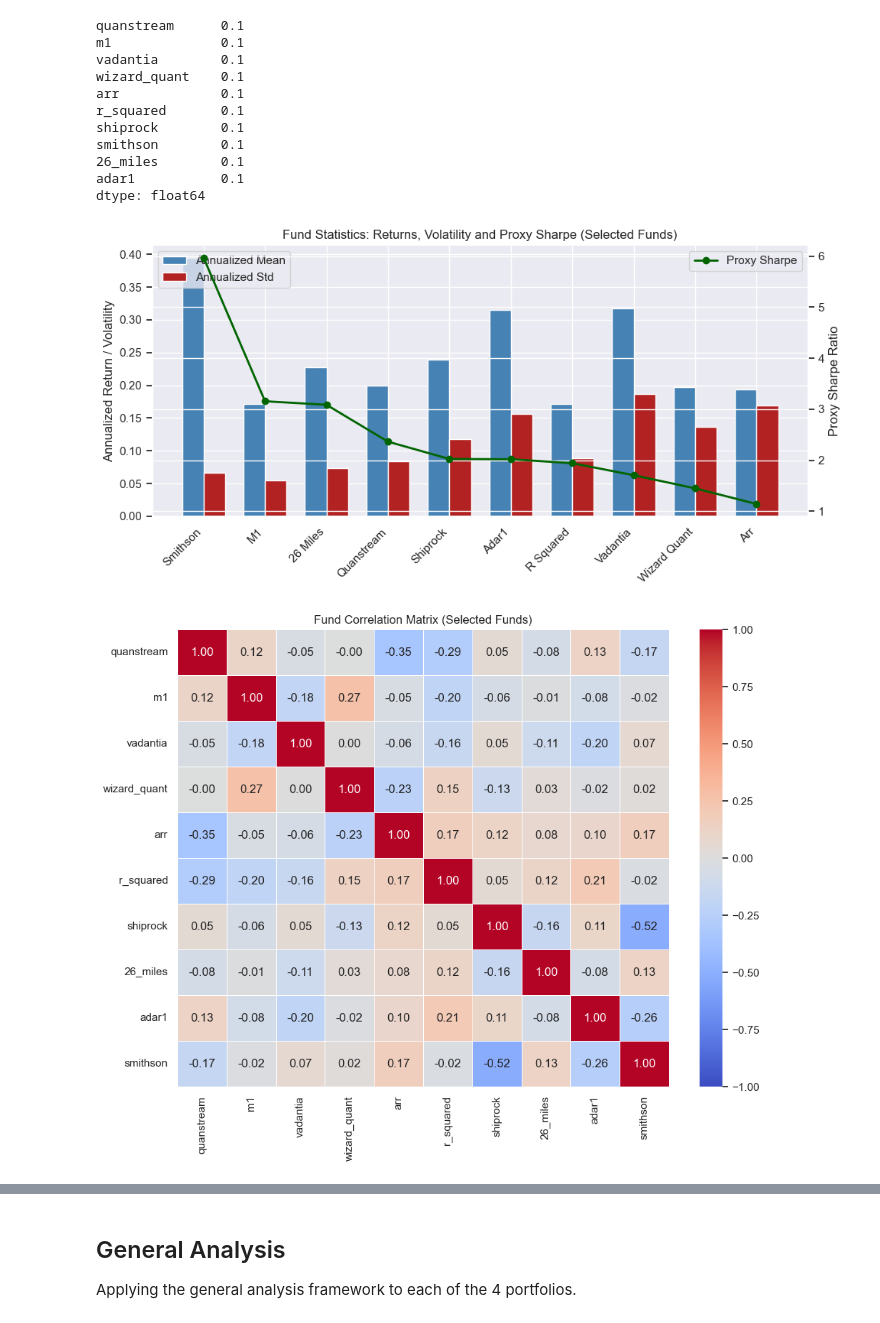
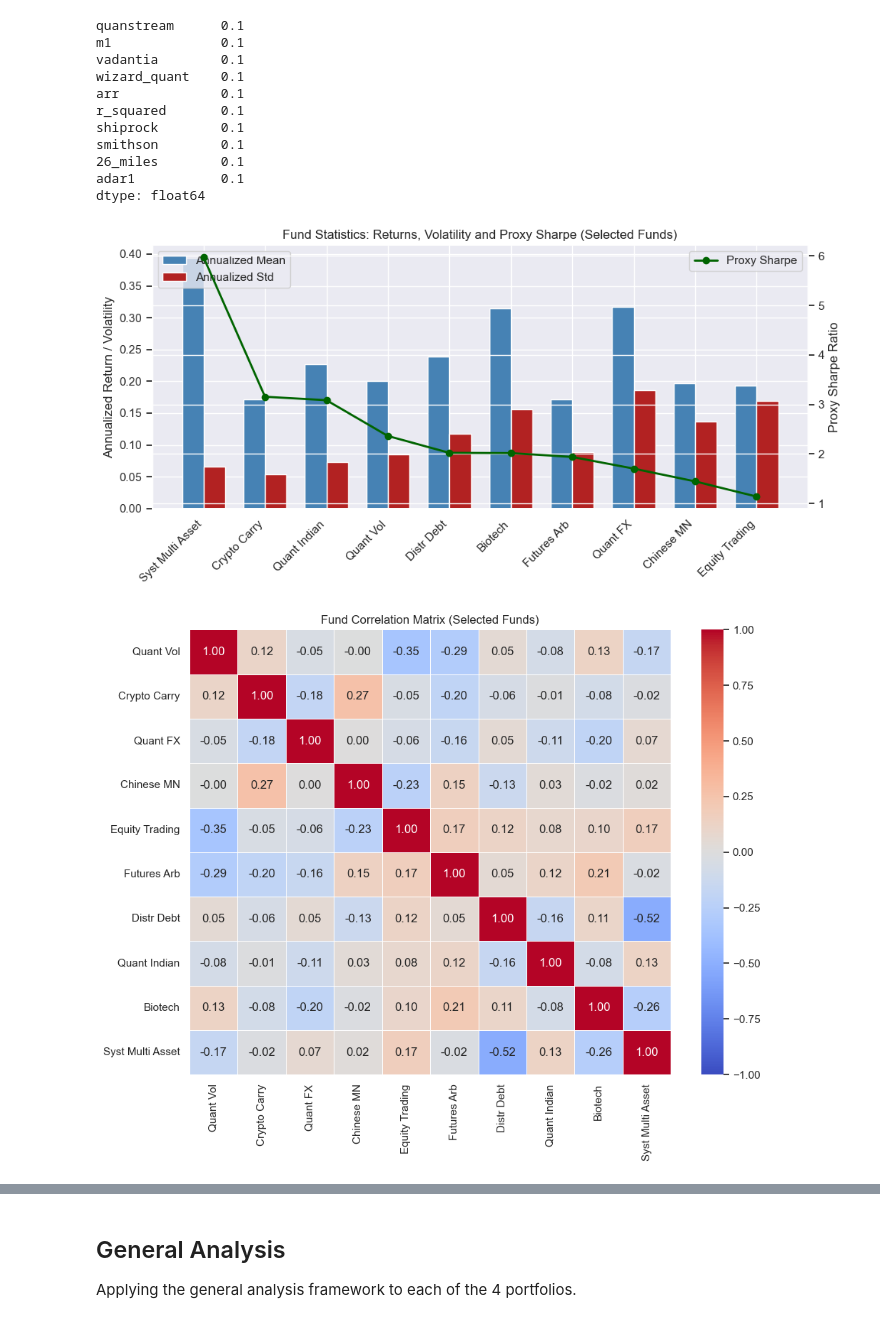
Before and after one commit to arthurdhonneur7/athenee_hf_portfolio, a Jupyter notebook: target_pflio.ipynb, the cells around one changed output, grey strips where cells are left out. Saved outputs shown, nothing was run; the diff lists cells and outputs as text; code cells hidden in the pictures.

```diff
--- a/target_pflio.ipynb
+++ b/target_pflio.ipynb
@@ -55,3 +55,32 @@ CUTOFF_DATE = pd.to_datetime('2026-04-01')
 df = df[( df.index >= START_DATE ) & ( df.index <= CUTOFF_DATE ) ]
 
 df.tail()
+
+fund_qualifications = {
+    'quanstream': 'Quant volatility sellers',
+    'm1': 'Crypto carry trade',
+    'vadantia': 'Quant FX / Metals trading',
+    'arr': 'Equity trading oriented',
+    'r_squared': 'Div future & Index future arbitrage',
+    'shiprock': 'Distressed Debt',
+    'smithson': 'Systematic multi asset',
+    '26_miles': 'Quant Indian medium frequency',
+    'adar1': 'Biotech focused',
+    'grasshoper': 'Quant high frequency',
+    'wizard_quant': 'Chinese quant market neutral'
+}
+
+
+fund_short_names = {
+    'quanstream': 'Quant Vol',
+    'm1': 'Crypto Carry',
+    'vadantia': 'Quant FX',
+    'arr': 'Equity Trading',
+    'r_squared': 'Futures Arb',
+    'shiprock': 'Distr Debt',
+    'smithson': 'Syst Multi Asset',
+    '26_miles': 'Quant Indian',
+    'adar1': 'Biotech',
+    'grasshoper': 'Quant HFT',
+    'wizard_quant': 'Chinese MN'
+}
@@ -326,7 +347,7 @@ def plot_worst_sp500_months_interactive(data_df, title_suffix="", start_date=Non
     worst_months = worst_months.sort_values(by='sp500', ascending=True)
 
     # Prepare data for plotting
-    cols_to_plot = ['sp500'] + [f for f in funds if f in df_plot.columns]
+    cols_to_plot = ['sp500'] + [c for c in df_plot.columns if c != 'sp500']
 
     plot_data = worst_months[cols_to_plot].copy()
     plot_data.index = plot_data.index.strftime('%Y-%m') # Format dates for x-axis
@@ -511,34 +532,36 @@ selected_funds = list(allocations.keys())
 stats_df_sel = stats_df_sorted.loc[stats_df_sorted.index.intersection(selected_funds)]
 fig, ax1 = plt.subplots(figsize=(10, 5))
 x = np.arange(len(stats_df_sel))
 width = 0.35
 ax1.bar(x - width/2, stats_df_sel["Annualized Mean"], width, label='Annualized Mean', color='steelblue')
 ax1.bar(x + width/2, stats_df_sel["Annualized Std"], width, label='Annualized Std', color='firebrick')
 ax1.set_ylabel('Annualized Return / Volatility')
 ax1.set_title('Fund Statistics: Returns, Volatility and Proxy Sharpe (Selected Funds)')
 ax1.set_xticks(x)
-ax1.set_xticklabels([str(c).replace('_', ' ').title() for c in stats_df_sel.index], rotation=45, ha='right')
+ax1.set_xticklabels([fund_short_names.get(str(c), 'Generic strategy') for c in stats_df_sel.index], rotation=45, ha='right')
 ax1.legend(loc='upper left')
 ax2 = ax1.twinx()
 ax2.plot(x, stats_df_sel["Proxy Sharpe"], color='darkgreen', marker='o', linewidth=2, label='Proxy Sharpe')
 ax2.set_ylabel('Proxy Sharpe Ratio')
 ax2.legend(loc='upper right')
 plt.tight_layout()
 fig.savefig("report/fund_stats.pdf", bbox_inches="tight")
 plt.show()
 
 # 2. Correlation Matrix
 corr_matrix_sel = df_funds_full[df_funds_full.columns.intersection(selected_funds)].corr()
+corr_matrix_sel.rename(columns=lambda x: fund_short_names.get(x, 'Generic strategy'), index=lambda x: fund_short_names.get(x, 'Generic strategy'), inplace=True)
 plt.figure(figsize=(10, 8))
 sns.heatmap(corr_matrix_sel, annot=True, cmap='coolwarm', vmin=-1, vmax=1, fmt=".2f", linewidths=.5)
 plt.title('Fund Correlation Matrix (Selected Funds)')
 plt.tight_layout()
 plt.savefig("report/correlation.pdf", bbox_inches="tight")
 plt.show()
 
 # 3. Worst 10% SP500 Months
 # Using df_full to have sp500
-plot_worst_sp500_months_interactive(df[['sp500'] + [f for f in selected_funds if f in df.columns]], "(Since 2022, Selected Funds)", start_date="2022-01-01", save_path="report/worst_sp500_months.pdf")
+df_worst = df[['sp500'] + [f for f in selected_funds if f in df.columns]].rename(columns=lambda x: fund_short_names.get(x, 'Generic strategy') if x != 'sp500' else 'sp500')
+plot_worst_sp500_months_interactive(df_worst, "(Since 2022, Selected Funds)", start_date="2022-01-01", save_path="report/worst_sp500_months.pdf")
 # %% [output]
-[figure, old version]
+[figure, new version]
-[figure, old version]
+[figure, new version]
```
Also changed, not shown: parts of 3 cells of this notebook, 15 other files.
